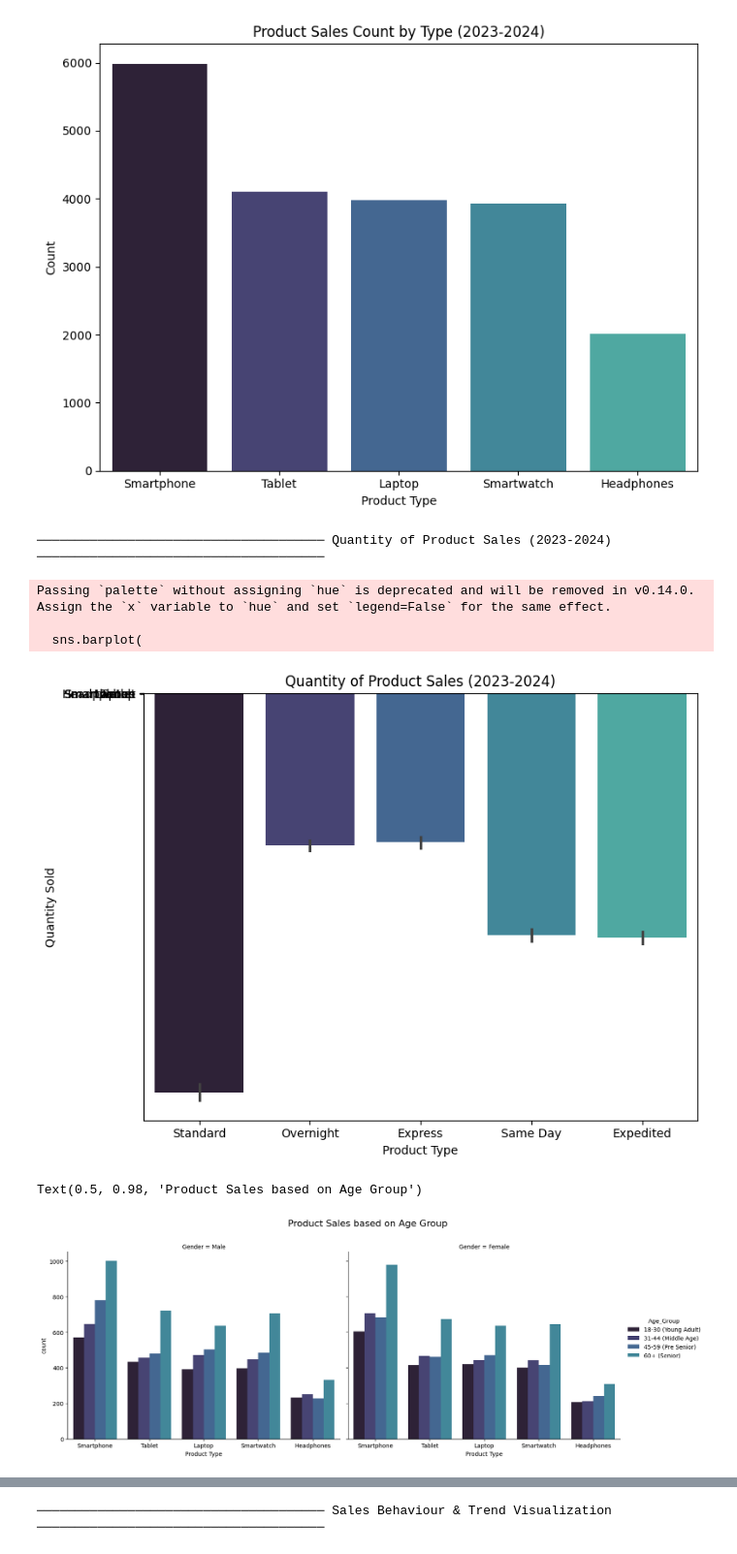
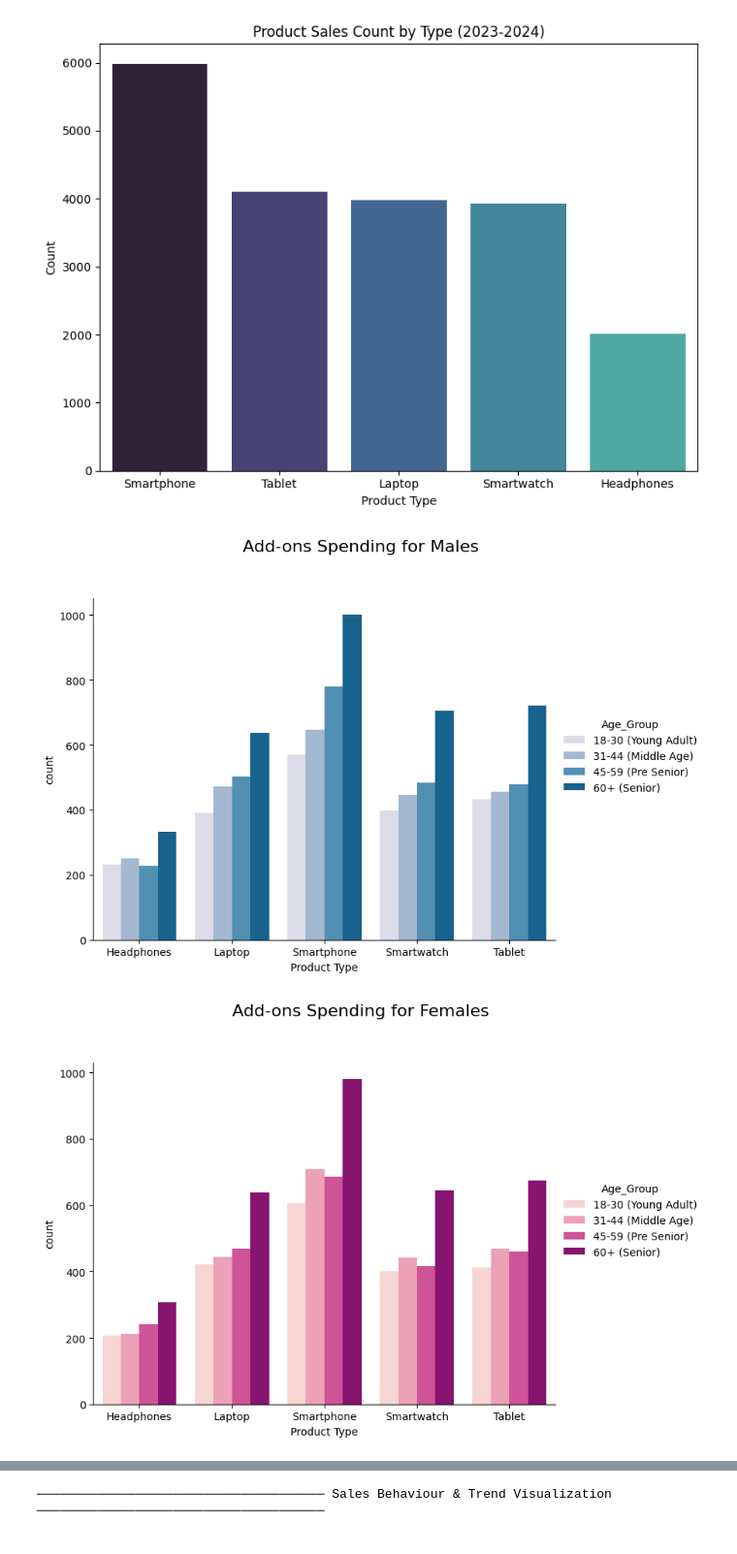
Before and after one commit to apostroef/sales-data-representation, a Jupyter notebook: Data-Visualization.ipynb, the cells around one changed output, grey strips where cells are left out. Shown: that part at 97% size. Saved outputs shown, nothing was run; the diff lists cells and outputs as text; code cells hidden in the pictures.

Commit message:
add: visualization done

```diff
--- a/Data-Visualization.ipynb
+++ b/Data-Visualization.ipynb
@@ -132,26 +132,4 @@ Passing `palette` without assigning `hue` is deprecated and will be removed in v
   sns.countplot(data=df, x="Product Type", palette=sns.color_palette("mako"))
 [figure]
 # %%
-# 2. Rating Produk by AgeGroup and Gender
-# 3. Status Order by AgeGroup and Gender
-Console().rule("[bold yellow]Quantity of Product Sales (2023-2024)")
-plt.figure(figsize=(8, 6))
-sns.barplot(
-    data=df,
-    x="Shipping Type",  # Product Type di sumbu X
-    y="Product Type",  # Quantity di sumbu Y
-    estimator=sum,  # jumlahkan Quantity, bukan rata-rata
-    palette=sns.color_palette("mako"),
-)
-
-plt.title("Quantity of Product Sales (2023-2024)")
-plt.xlabel("Product Type")
-plt.ylabel("Quantity Sold")
-plt.tight_layout()
-plt.show()
+gender_palettes = {"Male": "PuBu", "Female": "RdPu"}
-# %% [output]
-────────────────────────────────────── Quantity of Product Sales (2023-2024) ──────────────────────────────────────
-Passing `palette` without assigning `hue` is deprecated and will be removed in v0.14.0. Assign the `x` variable to `hue` and set `legend=False` for the same effect.
-
-  sns.barplot(
-[figure, removed]
@@ -158,21 +140,23 @@ Passing `palette` without assigning `hue` is deprecated and will be removed in v
 # %%
 # 2. Product Sales based on Age Group
-
-sns.catplot(
-    data=df,
-    x="Product Type",
-    hue="Age_Group",
-    col="Gender",
-    kind="count",
-    palette=sns.color_palette("mako"),
-    hue_order=age_order,
-    height=6,
-    aspect=1.2,
-)
-plt.subplots_adjust(top=0.85)
-plt.suptitle("Product Sales based on Age Group", fontsize=16)
+for gender, palette in gender_palettes.items():
+    filtered_df = df[df["Gender"] == gender]
+    sns.catplot(
+        data=filtered_df,
+        x="Product Type",
+        hue="Age_Group",
+        legend="full",
+        kind="count",
+        palette=palette,
+        hue_order=age_order,
+        height=6,
+        order=sorted(df["Product Type"].unique()),
+        aspect=1.2,
+    )
+    plt.subplots_adjust(top=0.85)
+    plt.suptitle(f"Add-ons Spending for {gender}s", fontsize=16)
 # %% [output]
-Text(0.5, 0.98, 'Product Sales based on Age Group')
-[figure, old version]
+[figure, new version]
+[figure, added]
 # %%
 # Spending Habit Visualization per Age-Group by Gender - bar Chart
```
Also changed, not shown: parts of 3 cells of this notebook, 1 other file.
